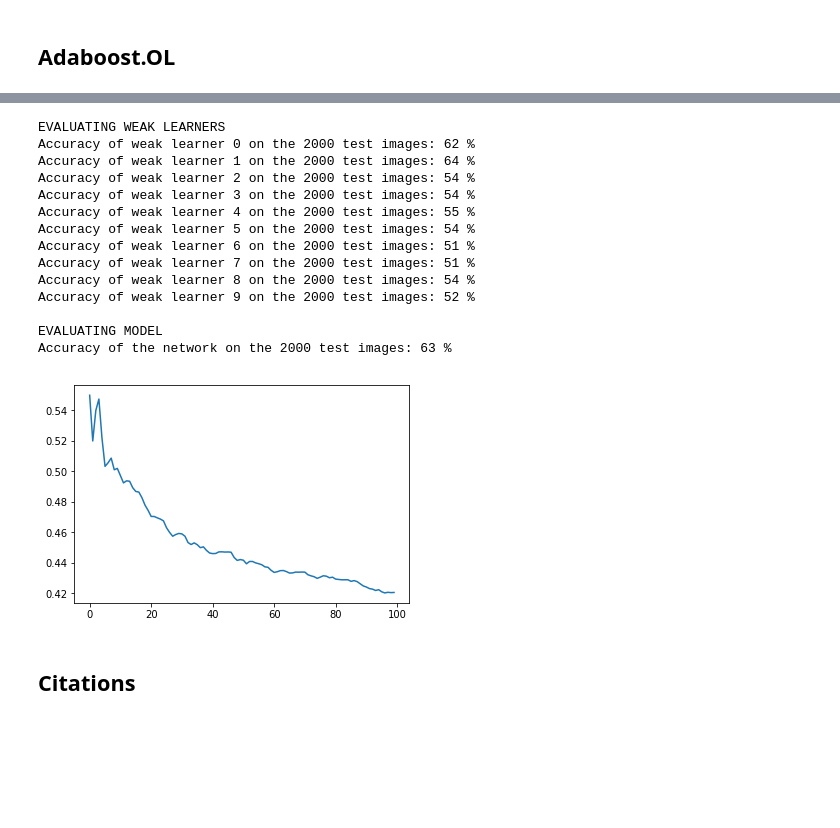
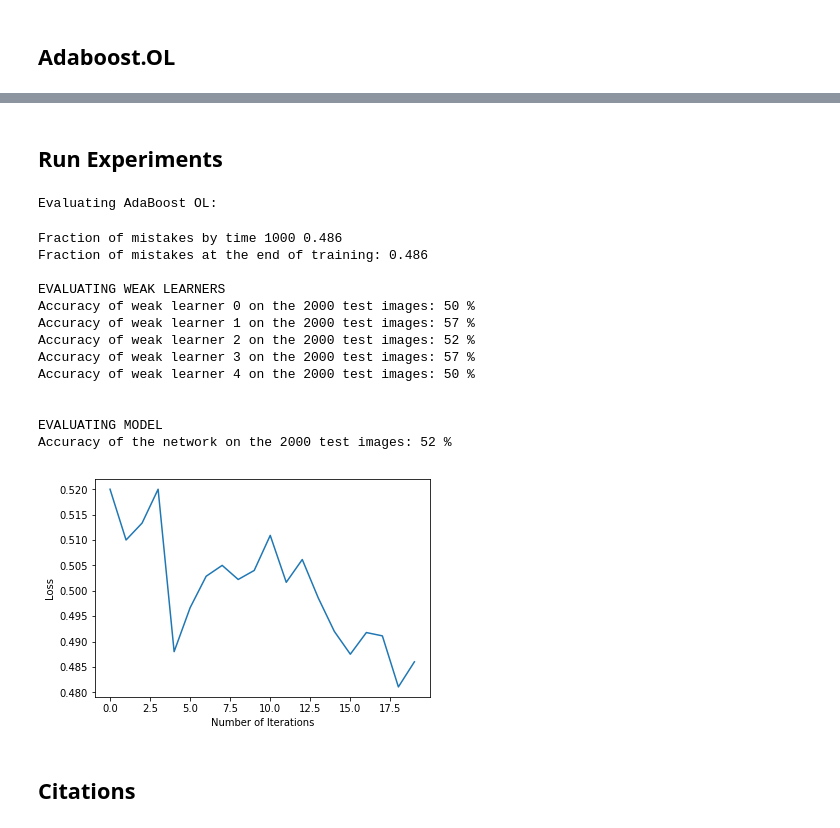
Before and after one commit to dqii/cos511_final_project, a Jupyter notebook: bkl.ipynb, the cells around one changed output, grey strips where cells are left out. Saved outputs shown, nothing was run; the diff lists cells and outputs as text; code cells hidden in the pictures; blank space fills up the shorter version.

Commit message:
preliminary experiment pipeline

```diff
--- a/bkl.ipynb
+++ b/bkl.ipynb
@@ -224,6 +256,5 @@ def onlineBBM(weak_learners):
 # %%
-# algorithm 2: adaboostOL
-def adaboostOL(weak_learners):
+def adaboostOL(weak_learners, T):
 
     # keep track of metrics every 100 iterations
     n_mistakes = 0
@@ -239,6 +270,11 @@ def adaboostOL(weak_learners):
 
     # T loop
     for t, data in enumerate(trainloader, 0):
+
+        # perform T iterations
+        if t >= T:
+            print("Fraction of mistakes at the end of training:", n_mistakes / (T))
+            break
 
         # receive example and label
         x, y = data
@@ -270,7 +306,9 @@ def adaboostOL(weak_learners):
 
         # evaluate mistakes
         n_mistakes += (y_hat_final != y).item()
-        if (t+1) % 100 == 0:
+        if (t+1) % 50 == 0:
             n_mistakes_over_time.append(n_mistakes)
+        if (t+1) % 1000 == 0:
+            print("Fraction of mistakes by time %d" % (t+1), n_mistakes / (t+1))
 
     return n_mistakes_over_time, alpha
@@ -419,21 +461,28 @@ Accuracy of the network on the 2000 test images: 61 %
-# %%
-evaluate_adaboostOL(N=10)
-# %% [output]
-EVALUATING WEAK LEARNERS
-Accuracy of weak learner 0 on the 2000 test images: 62 %
-Accuracy of weak learner 1 on the 2000 test images: 64 %
-Accuracy of weak learner 2 on the 2000 test images: 54 %
-Accuracy of weak learner 3 on the 2000 test images: 54 %
-Accuracy of weak learner 4 on the 2000 test images: 55 %
-Accuracy of weak learner 5 on the 2000 test images: 54 %
-Accuracy of weak learner 6 on the 2000 test images: 51 %
-Accuracy of weak learner 7 on the 2000 test images: 51 %
-Accuracy of weak learner 8 on the 2000 test images: 54 %
-Accuracy of weak learner 9 on the 2000 test images: 52 %
-
-EVALUATING MODEL
-Accuracy of the network on the 2000 test images: 63 %
-[figure, removed]
+# %% [markdown]
+## Run Experiments
+# %%
+evaluate = [evaluate_onlineBBM, evaluate_adaboostOL]
+nets = []
+def run_experiment(T=10000, N=10, net=0, model=0):
+    evaluate[model](N, T)
+
+run_experiment(T=1000, N=5, model=1)
+# %% [output]
+Evaluating AdaBoost OL:
+Fraction of mistakes by time 1000 0.486
+Fraction of mistakes at the end of training: 0.486
+
+EVALUATING WEAK LEARNERS
+Accuracy of weak learner 0 on the 2000 test images: 50 %
+Accuracy of weak learner 1 on the 2000 test images: 57 %
+Accuracy of weak learner 2 on the 2000 test images: 52 %
+Accuracy of weak learner 3 on the 2000 test images: 57 %
+Accuracy of weak learner 4 on the 2000 test images: 50 %
+
+
+EVALUATING MODEL
+Accuracy of the network on the 2000 test images: 52 %
+[figure, added]
 # %% [markdown]
 ## Citations
 # %% [markdown]
```
Also changed, not shown: parts of 17 cells of this notebook.
